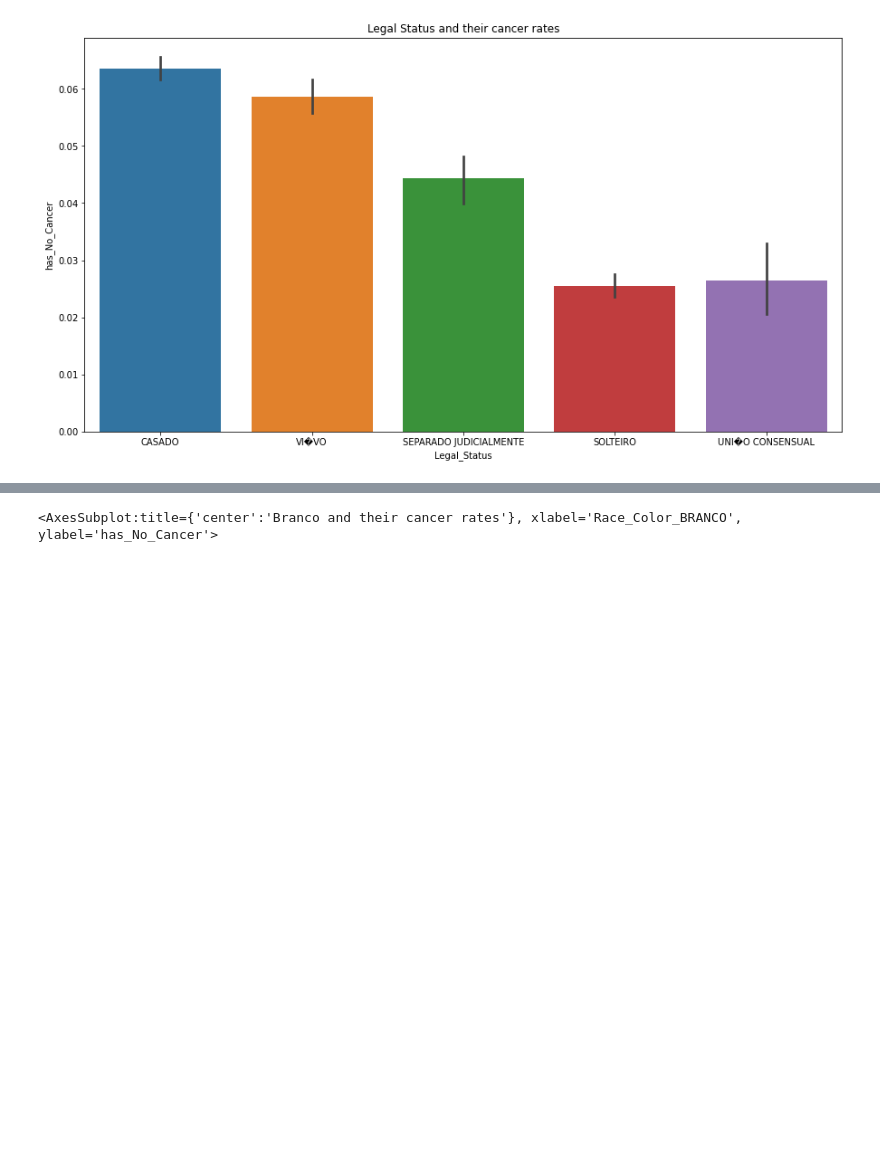
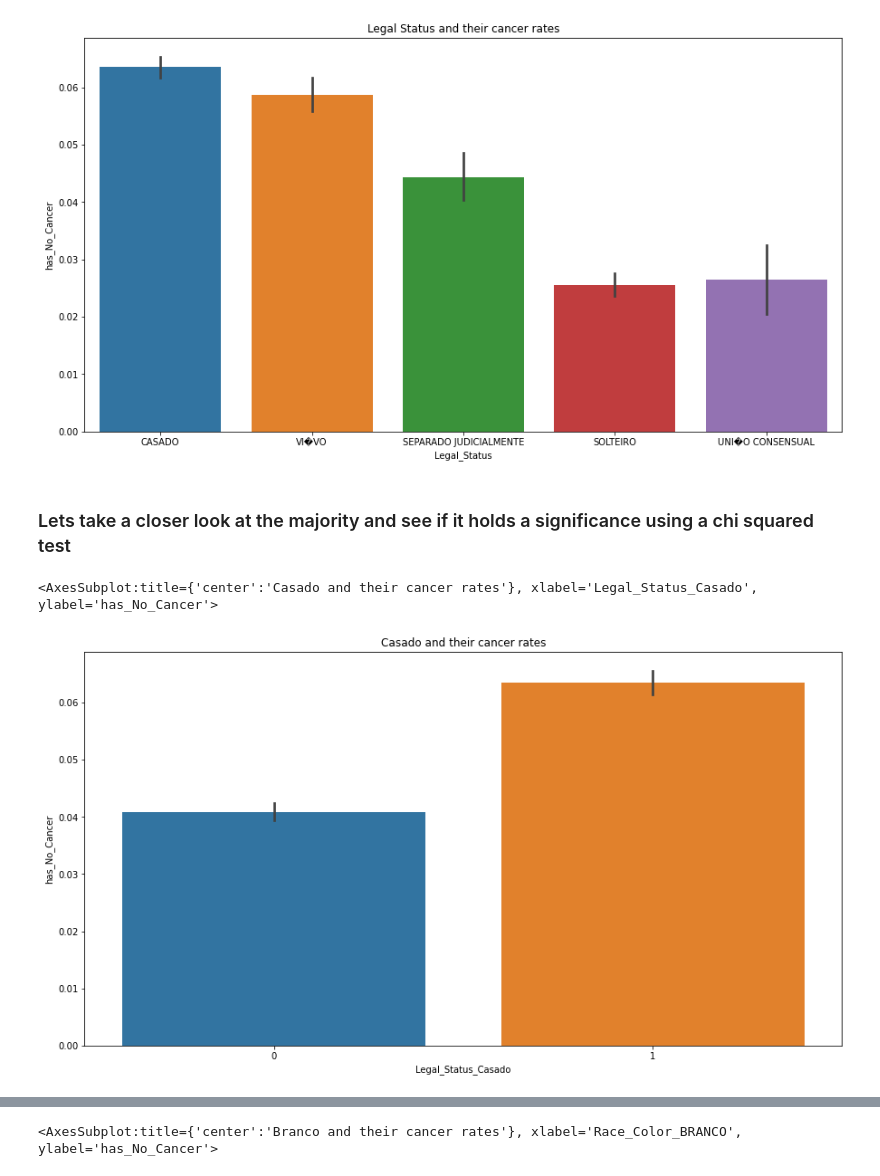
Before and after one commit to PGuajardo/Cancer-Brazil-Project, a Jupyter notebook: Brazil_Final.ipynb, the cells around one changed output, grey strips where cells are left out. Drawn from its saved outputs; the diff is of its cells as text; code cells hidden in the pictures; blank space fills up the shorter version.

```diff
--- a/Brazil_Final.ipynb
+++ b/Brazil_Final.ipynb
@@ -295,3 +134,12 @@ sns.barplot(x = 'Legal_Status', y = 'has_No_Cancer', data = train)
 # %% [output]
 <AxesSubplot:title={'center':'Legal Status and their cancer rates'}, xlabel='Legal_Status', ylabel='has_No_Cancer'>
 [figure]
+# %% [markdown]
+### Lets take a closer look at the majority and see if it holds a significance using a chi squared test
+# %%
+plt.figure(figsize=(15,8))
+plt.title('Casado and their cancer rates')
+sns.barplot(x = 'Legal_Status_Casado', y = 'has_No_Cancer', data = train)
+# %% [output]
+<AxesSubplot:title={'center':'Casado and their cancer rates'}, xlabel='Legal_Status_Casado', ylabel='has_No_Cancer'>
+[figure, added]
```
Also changed, not shown: parts of 93 cells of this notebook, 3 other files.
